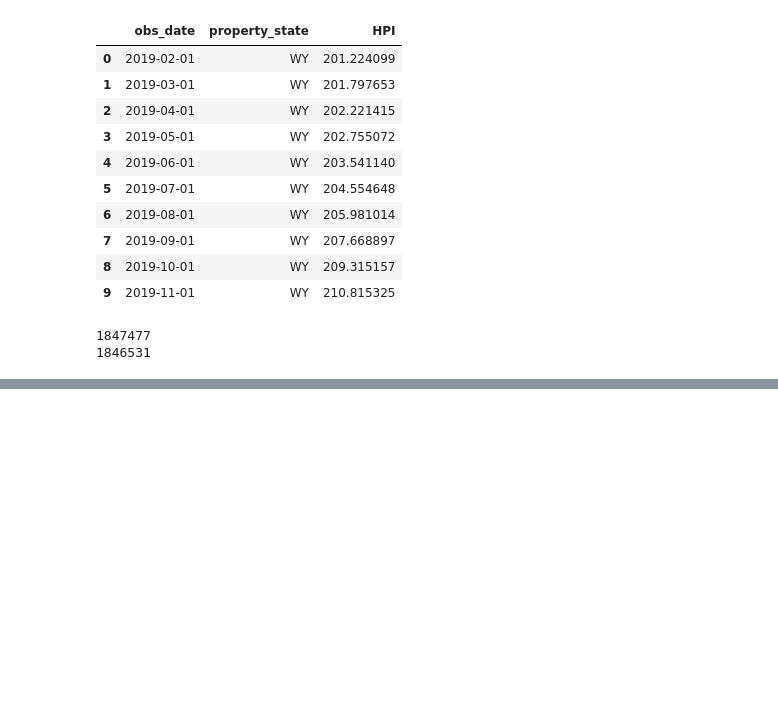
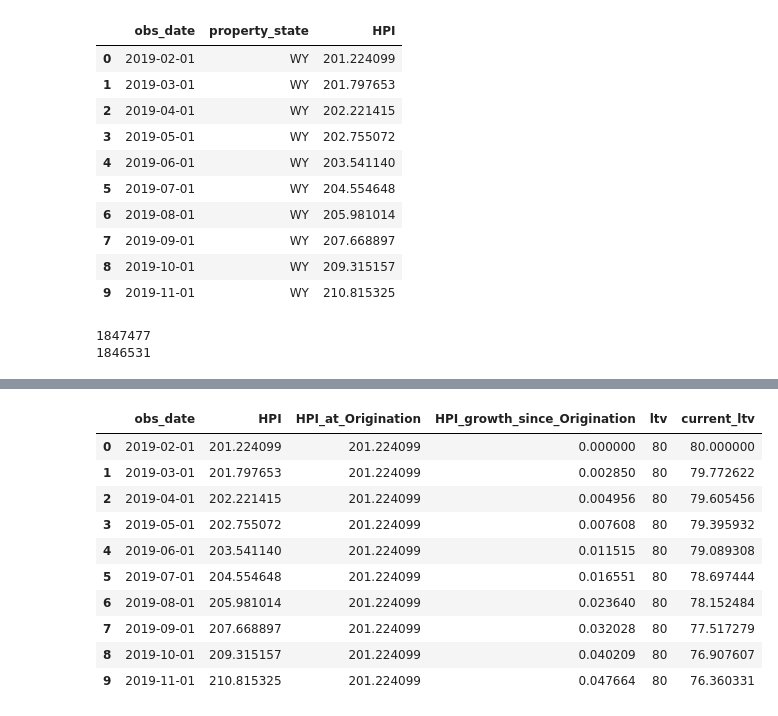
Before and after one commit to dixitbhavin/mbs-prepayment-ml, a Jupyter notebook: mbs_prepayment_model.ipynb, the cells around one changed output, grey strips where cells are left out. Saved outputs shown, nothing was run; the diff lists cells and outputs as text; code cells hidden in the pictures; blank space fills up the shorter version.

```diff
--- a/01_load_data.ipynb
+++ b/mbs_prepayment_model.ipynb
@@ -881,3 +879,10 @@ print(combined['HPI'].notna().sum())
 # %% [output]
 1847477
 1846531
+# %%
+# HPI at origination for each loan
+origination_HPI=combined.sort_values(["loan_sequence_number","obs_date"]).groupby("loan_sequence_number").\
+                first()[['HPI']].rename(columns={"HPI":"HPI_at_Origination"})
+
+print(len(origination_HPI))
+origination_HPI.head()
@@ -883,0 +898,24 @@ print(combined['HPI'].notna().sum())
+# %%
+combined=pd.merge(combined,origination_HPI,on="loan_sequence_number",how='left')
+
+# calculate HPI_growth
+combined['HPI_growth_since_Origination']=combined['HPI']/combined['HPI_at_Origination']-1
+
+# calculate current LTV
+combined['current_ltv']=combined['ltv']*(combined['HPI_at_Origination']/combined['HPI'])
+# %%
+combined[combined["loan_sequence_number"] == "F19Q10000056"][
+    ["obs_date", "HPI", "HPI_at_Origination", "HPI_growth_since_Origination", "ltv", "current_ltv"]
+].head(10)
+# %% [output]
+|  | obs_date | HPI | HPI_at_Origination | HPI_growth_since_Origination | ltv | current_ltv |
+| 0 | 2019-02-01 | 201.224099 | 201.224099 | 0.000000 | 80 | 80.000000 |
+| 1 | 2019-03-01 | 201.797653 | 201.224099 | 0.002850 | 80 | 79.772622 |
+| 2 | 2019-04-01 | 202.221415 | 201.224099 | 0.004956 | 80 | 79.605456 |
+| 3 | 2019-05-01 | 202.755072 | 201.224099 | 0.007608 | 80 | 79.395932 |
+| 4 | 2019-06-01 | 203.541140 | 201.224099 | 0.011515 | 80 | 79.089308 |
+| 5 | 2019-07-01 | 204.554648 | 201.224099 | 0.016551 | 80 | 78.697444 |
+| 6 | 2019-08-01 | 205.981014 | 201.224099 | 0.023640 | 80 | 78.152484 |
+| 7 | 2019-09-01 | 207.668897 | 201.224099 | 0.032028 | 80 | 77.517279 |
+| 8 | 2019-10-01 | 209.315157 | 201.224099 | 0.040209 | 80 | 76.907607 |
+| 9 | 2019-11-01 | 210.815325 | 201.224099 | 0.047664 | 80 | 76.360331 |
```
Also changed, not shown: parts of 14 cells of this notebook, 1 other file.
